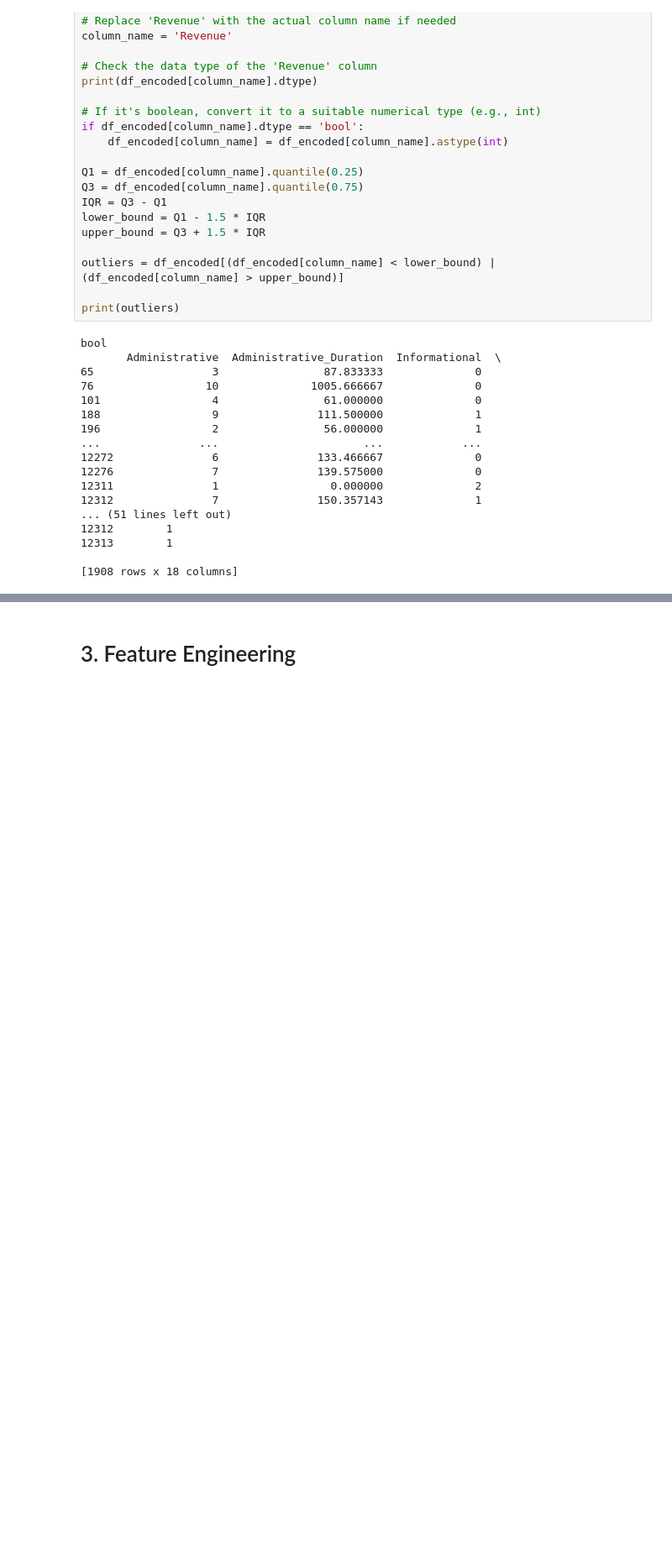
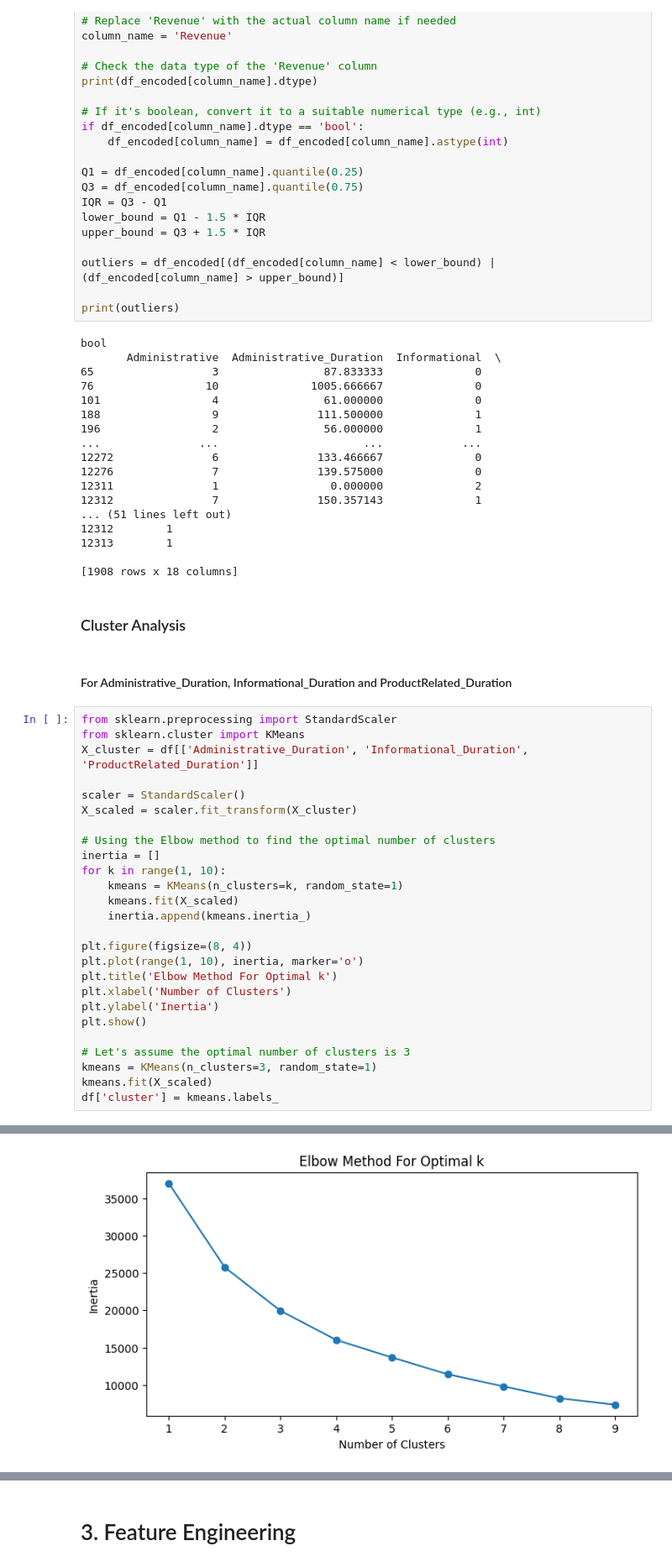
Before and after one commit to dilolol/IE423, a Jupyter notebook: FinalExam.ipynb, the cells around one changed output, grey strips where cells are left out. Shown at 84% size. Saved outputs shown, nothing was run; the diff lists cells and outputs as text; blank space fills up the shorter version.

```diff
--- a/FinalExam.ipynb
+++ b/FinalExam.ipynb
@@ -510,3 +589,34 @@ bool
 12313        1
 
 [1908 rows x 18 columns]
+# %% [markdown]
+### Cluster Analysis
+# %% [markdown]
+#### For Administrative_Duration, Informational_Duration and ProductRelated_Duration
+# %%
+from sklearn.preprocessing import StandardScaler
+from sklearn.cluster import KMeans
+X_cluster = df[['Administrative_Duration', 'Informational_Duration', 'ProductRelated_Duration']]
+
+scaler = StandardScaler()
+X_scaled = scaler.fit_transform(X_cluster)
+
+# Using the Elbow method to find the optimal number of clusters
+inertia = []
+for k in range(1, 10):
+    kmeans = KMeans(n_clusters=k, random_state=1)
+    kmeans.fit(X_scaled)
+    inertia.append(kmeans.inertia_)
+
+plt.figure(figsize=(8, 4))
+plt.plot(range(1, 10), inertia, marker='o')
+plt.title('Elbow Method For Optimal k')
+plt.xlabel('Number of Clusters')
+plt.ylabel('Inertia')
+plt.show()
+
+# Let's assume the optimal number of clusters is 3
+kmeans = KMeans(n_clusters=3, random_state=1)
+kmeans.fit(X_scaled)
+df['cluster'] = kmeans.labels_
+# %% [output]
@@ -512,0 +640 @@ bool
+[figure, added]
```
Also changed, not shown: parts of 144 cells of this notebook.
